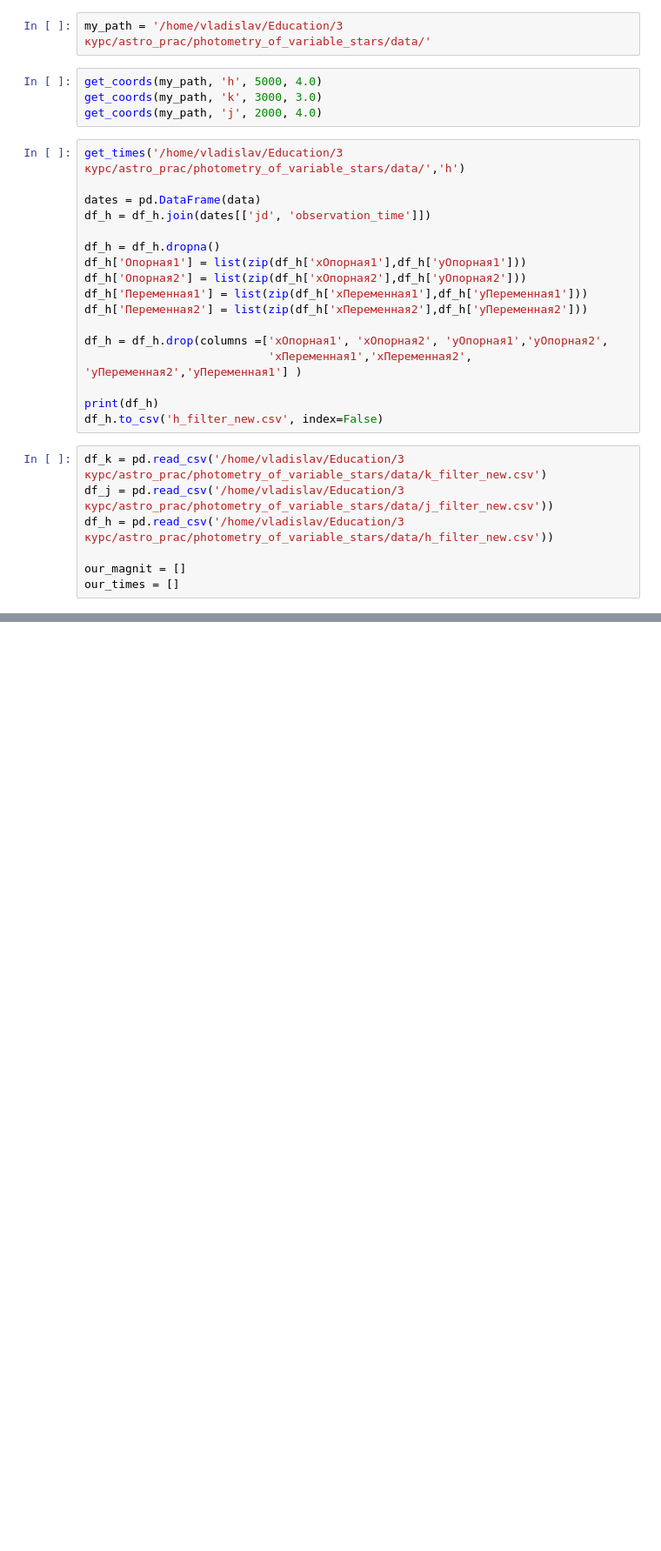
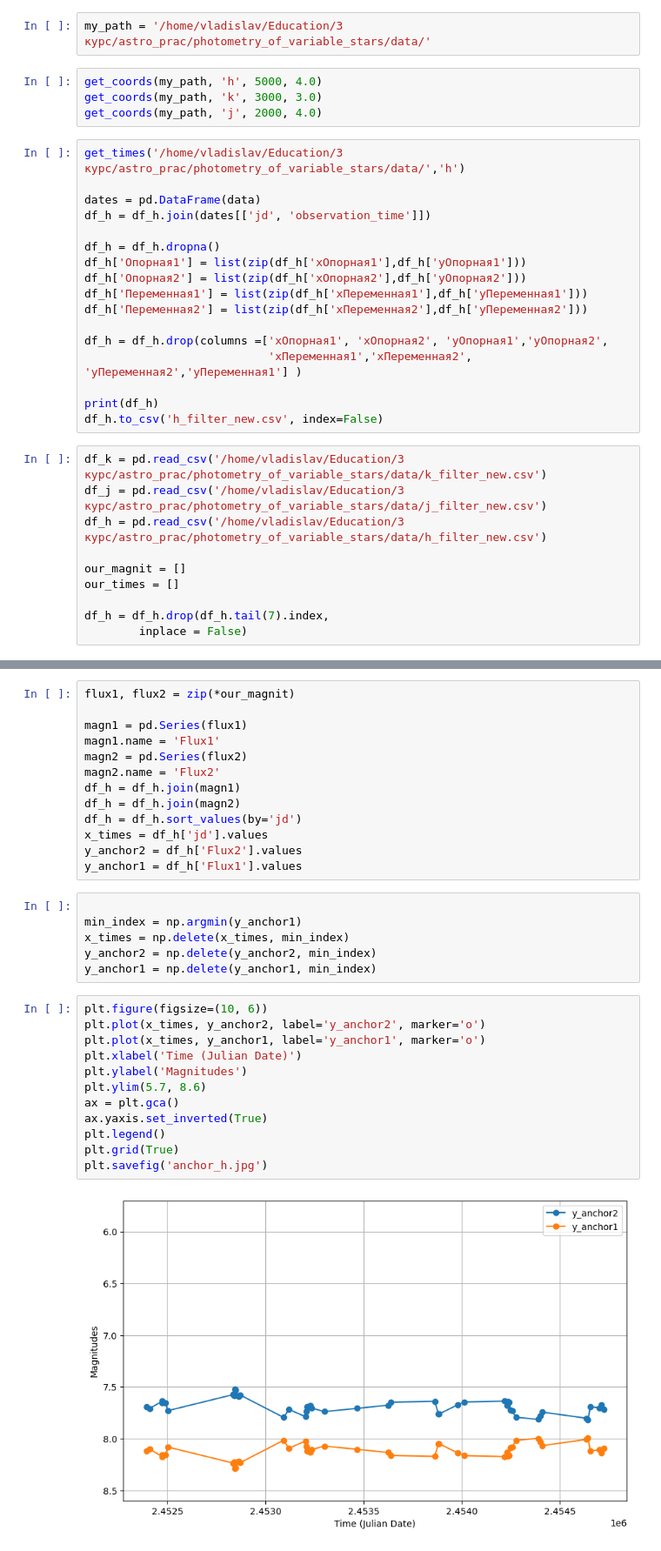
Before and after one commit to vzbrodov/photometry_of_variable_stars, a Jupyter notebook: notebooks/stars.ipynb, the cells around one changed output, grey strips where cells are left out. Shown at 87% size. Saved outputs shown, nothing was run; the diff lists cells and outputs as text; blank space fills up the shorter version.

```diff
--- a/notebooks/stars.ipynb
+++ b/notebooks/stars.ipynb
@@ -31,8 +38,11 @@ print(df_h)
 df_h.to_csv('h_filter_new.csv', index=False)
 # %%
 df_k = pd.read_csv('/home/vladislav/Education/3 курс/astro_prac/photometry_of_variable_stars/data/k_filter_new.csv')
-df_j = pd.read_csv('/home/vladislav/Education/3 курс/astro_prac/photometry_of_variable_stars/data/j_filter_new.csv'))
-df_h = pd.read_csv('/home/vladislav/Education/3 курс/astro_prac/photometry_of_variable_stars/data/h_filter_new.csv'))
+df_j = pd.read_csv('/home/vladislav/Education/3 курс/astro_prac/photometry_of_variable_stars/data/j_filter_new.csv')
+df_h = pd.read_csv('/home/vladislav/Education/3 курс/astro_prac/photometry_of_variable_stars/data/h_filter_new.csv')
 
 our_magnit = []
 our_times = []
+
+df_h = df_h.drop(df_h.tail(7).index,
+        inplace = False)
@@ -38,0 +227,33 @@ our_times = []
+# %%
+flux1, flux2 = zip(*our_magnit)
+
+magn1 = pd.Series(flux1)
+magn1.name = 'Flux1'
+magn2 = pd.Series(flux2)
+magn2.name = 'Flux2'
+df_h = df_h.join(magn1)
+df_h = df_h.join(magn2)
+df_h = df_h.sort_values(by='jd')
+x_times = df_h['jd'].values
+y_anchor2 = df_h['Flux2'].values
+y_anchor1 = df_h['Flux1'].values
+# %%
+
+min_index = np.argmin(y_anchor1)
+x_times = np.delete(x_times, min_index)
+y_anchor2 = np.delete(y_anchor2, min_index)
+y_anchor1 = np.delete(y_anchor1, min_index)
+# %%
+plt.figure(figsize=(10, 6))
+plt.plot(x_times, y_anchor2, label='y_anchor2', marker='o')
+plt.plot(x_times, y_anchor1, label='y_anchor1', marker='o')
+plt.xlabel('Time (Julian Date)')
+plt.ylabel('Magnitudes')
+plt.ylim(5.7, 8.6)
+ax = plt.gca()
+ax.yaxis.set_inverted(True)
+plt.legend()
+plt.grid(True)
+plt.savefig('anchor_h.jpg')
+# %% [output]
+[figure, added]
```
Also changed, not shown: parts of 21 cells of this notebook.
